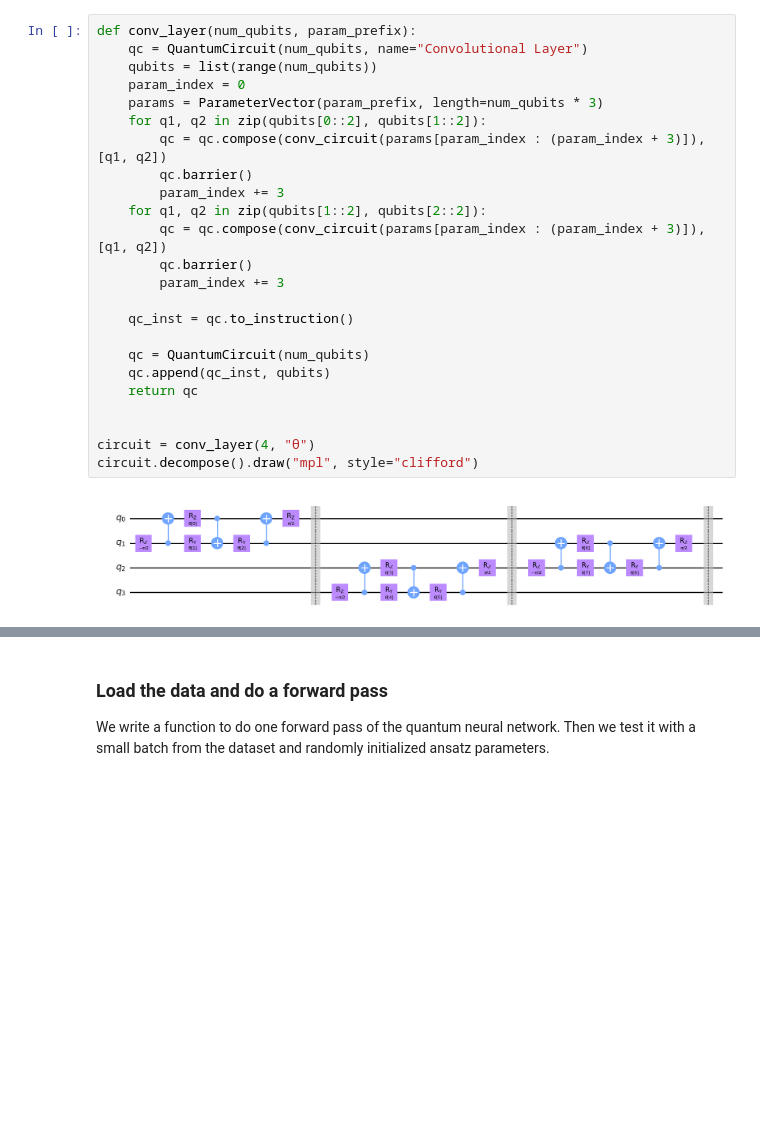
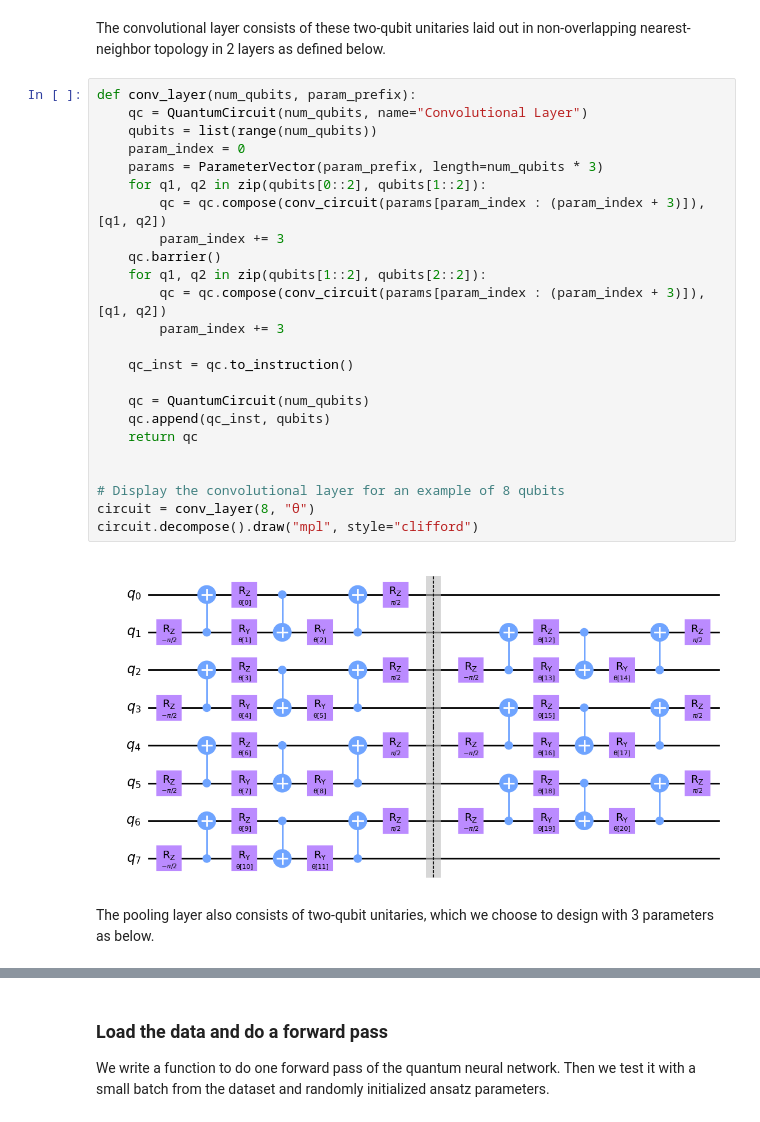
Before and after one commit to IBM-Quantum-Technical-Enablement/quantum-enablement, a Jupyter notebook: docs/tutorials/QNN_tutorial.ipynb, the cells around one changed output, grey strips where cells are left out. Cells and saved outputs as stored; diff of their text form; blank space fills up the shorter version.

```diff
--- a/docs/tutorials/QNN_tutorial.ipynb
+++ b/docs/tutorials/QNN_tutorial.ipynb
@@ -29,32 +98,36 @@ circuit = conv_circuit(params)
 circuit.draw("mpl", style="clifford")
 # %% [output]
 [figure]
+# %% [markdown]
+The convolutional layer consists of these two-qubit unitaries laid out in non-overlapping nearest-neighbor topology in 2 layers as defined below.
 # %%
 def conv_layer(num_qubits, param_prefix):
     qc = QuantumCircuit(num_qubits, name="Convolutional Layer")
     qubits = list(range(num_qubits))
     param_index = 0
     params = ParameterVector(param_prefix, length=num_qubits * 3)
     for q1, q2 in zip(qubits[0::2], qubits[1::2]):
         qc = qc.compose(conv_circuit(params[param_index : (param_index + 3)]), [q1, q2])
-        qc.barrier()
         param_index += 3
+    qc.barrier()
     for q1, q2 in zip(qubits[1::2], qubits[2::2]):
         qc = qc.compose(conv_circuit(params[param_index : (param_index + 3)]), [q1, q2])
-        qc.barrier()
         param_index += 3
 
     qc_inst = qc.to_instruction()
 
     qc = QuantumCircuit(num_qubits)
     qc.append(qc_inst, qubits)
     return qc
 
 
-circuit = conv_layer(4, "θ")
+# Display the convolutional layer for an example of 8 qubits
+circuit = conv_layer(8, "θ")
 circuit.decompose().draw("mpl", style="clifford")
 # %% [output]
-[figure, old version]
+[figure, new version]
+# %% [markdown]
+The pooling layer also consists of two-qubit unitaries, which we choose to design with 3 parameters as below.
 # %%
 def pool_circuit(params):
     target = QuantumCircuit(2)
```
Also changed, not shown: parts of 82 cells of this notebook.
